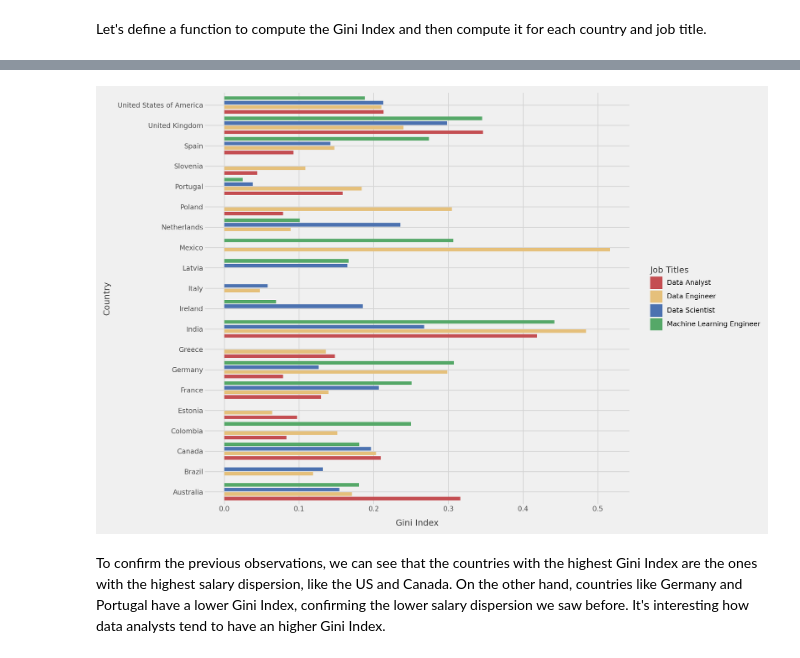
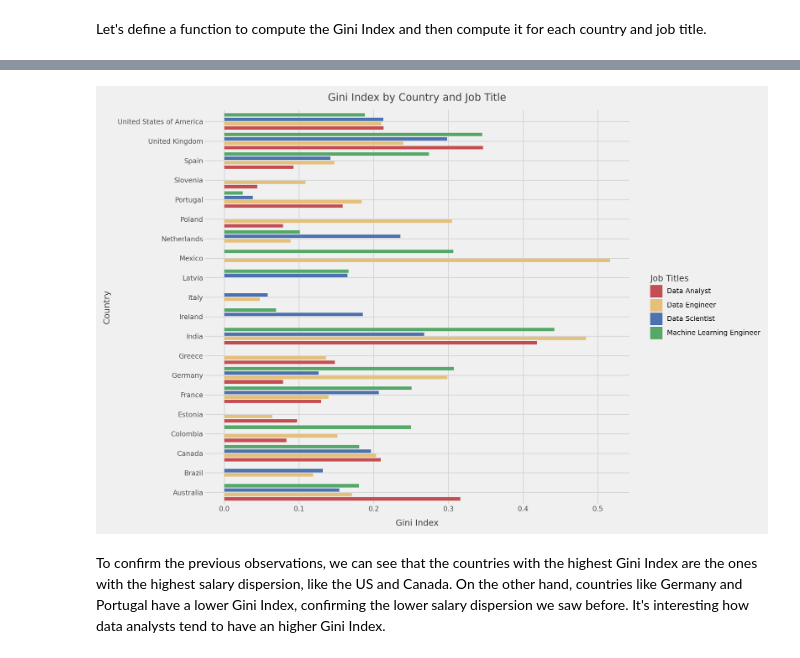
Before and after one commit to MarcoGennaro01/Data_Science_Jobs_-2020-2024-Data_Visualization, a Jupyter notebook: main.ipynb, the cells around one changed output, grey strips where cells are left out. Cells and saved outputs as stored; diff of their text form; code cells hidden in the pictures.

```diff
--- a/main.ipynb
+++ b/main.ipynb
@@ -610,17 +610,17 @@ gini_index=gini_index.groupby(["country","job_title"])["salary_in_usd"].apply(la
 # %%
 (
     ggplot(gini_index, aes(x='country', y = 'gini_index', fill = 'job_title')) # Map x: company location, y: Gini index
     + geom_col(position=position_dodge(width=0.9), # Adjust position for dodging
                width=0.7,# Set column width
                na_rm=True) # Remove missing values
     + scale_fill_manual(cols, # Set custom fill colors
                         labels = lambda l: [x.title() for x in l]) # Format fill labels
     + coord_flip() # Flip coordinates
     + theme(figure_size=(12,8)) # Customize theme
-    + labs(x = "Country",y = "Gini Index", fill = "Job Titles") # Add labels
+    + labs(x = "Country",y = "Gini Index", fill = "Job Titles", title = "Gini Index by Country and Job Title") # Add labels
 )
 # %% [output]
-[figure, old version]
+[figure, new version]
 # %% [markdown]
 To confirm the previous observations, we can see that the countries with the highest Gini Index are the ones with the highest salary dispersion, like the US and Canada. On the other hand, countries like Germany and Portugal have a lower Gini Index, confirming the lower salary dispersion we saw before. It's interesting how data analysts tend to have an higher Gini Index.
 # %% [markdown]
```
Also changed, not shown: parts of 9 cells of this notebook, 1 other file.
